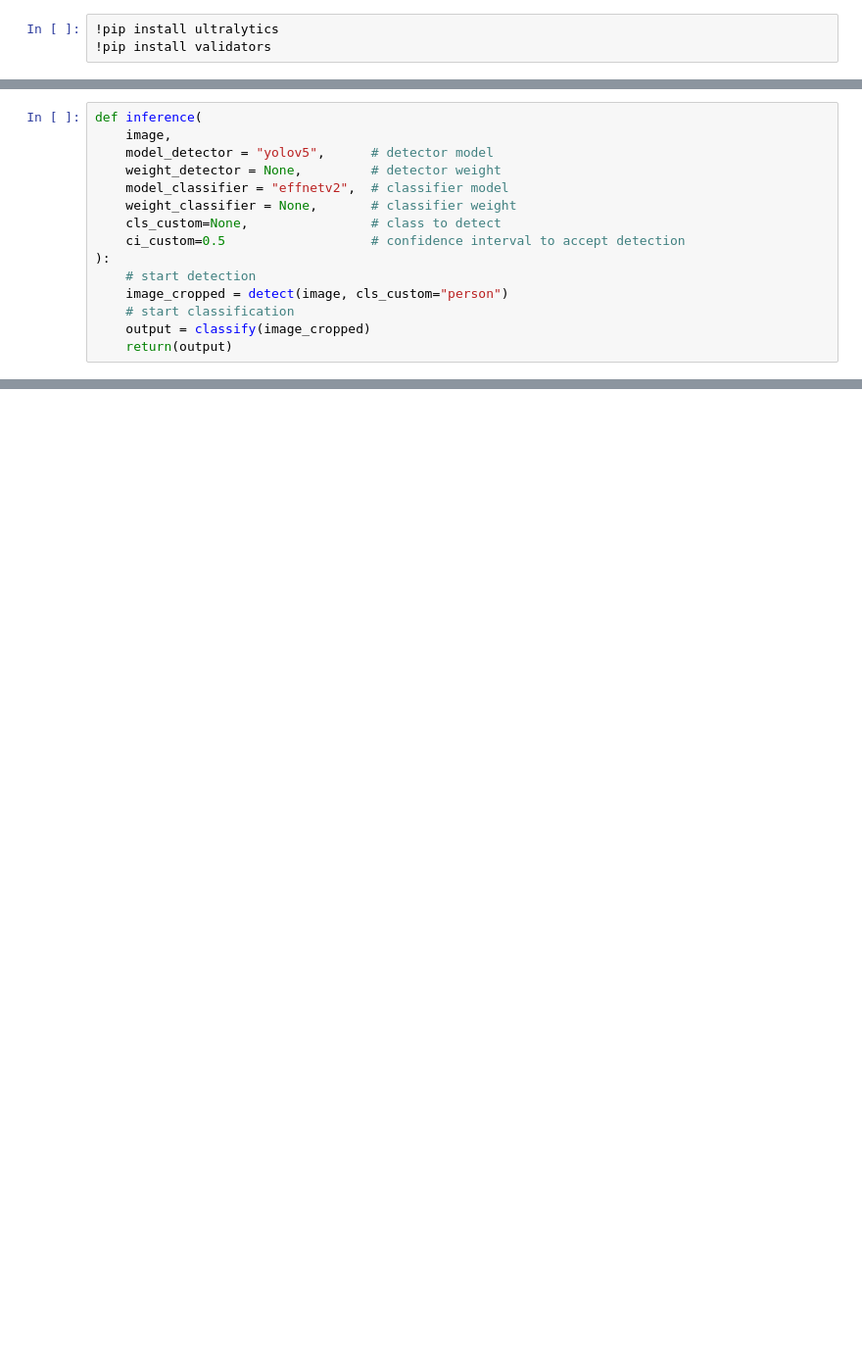
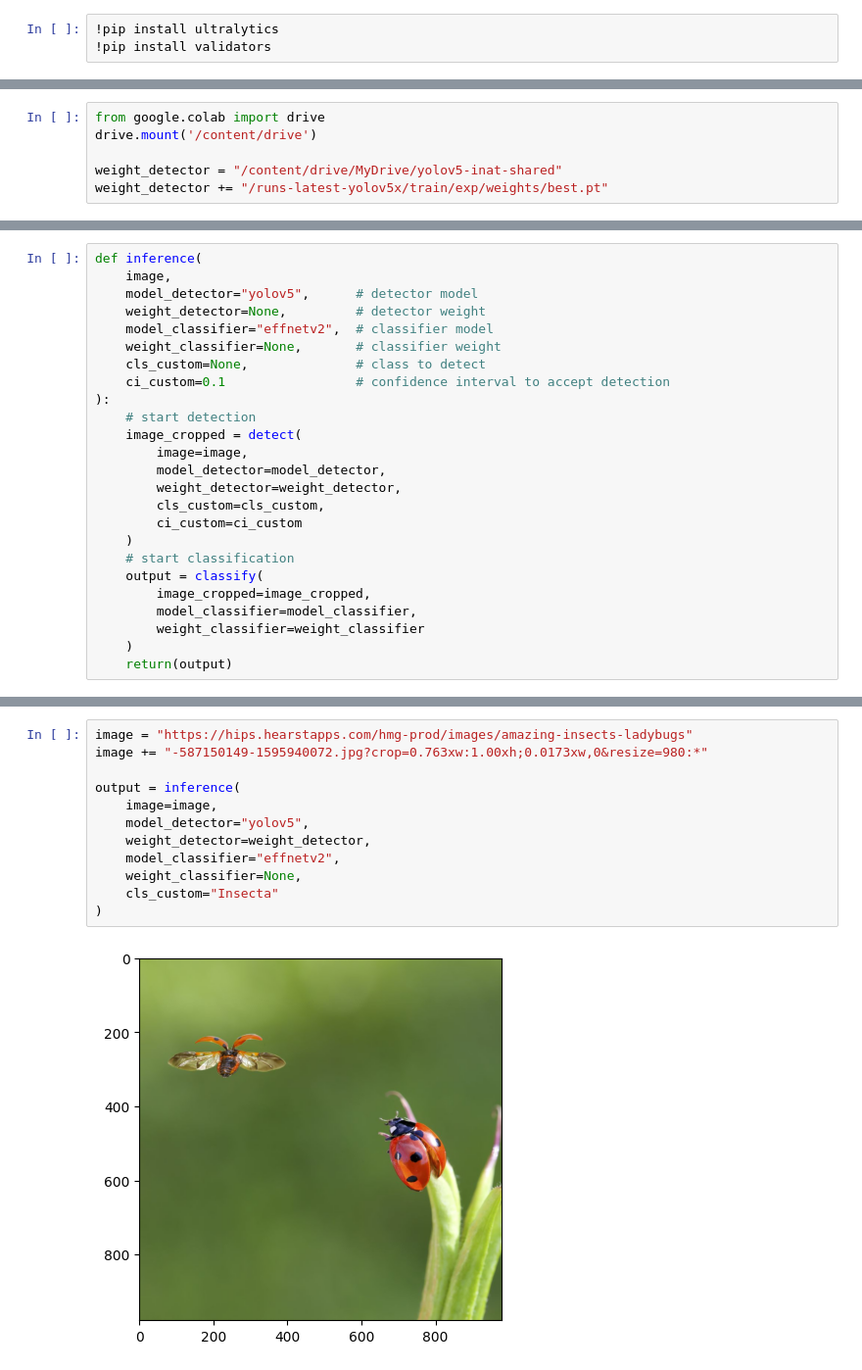
Before and after one commit to ANZCalvinAI/Animal-Detector, a Jupyter notebook: pipeline/inference.ipynb, the cells around one changed output, grey strips where cells are left out. Shown at 98% size. Drawn from its saved outputs; the diff is of its cells as text; blank space fills up the shorter version.

```diff
--- a/pipeline/inference.ipynb
+++ b/pipeline/inference.ipynb
@@ -13 +13,7 @@ from torchvision import transforms
 import matplotlib.pyplot as plt
+# %%
+from google.colab import drive
+drive.mount('/content/drive')
+
+weight_detector = "/content/drive/MyDrive/yolov5-inat-shared"
+weight_detector += "/runs-latest-yolov5x/train/exp/weights/best.pt"
@@ -167,15 +203,25 @@ def classify(
 # %%
 def inference(
     image,
-    model_detector = "yolov5",      # detector model
-    weight_detector = None,         # detector weight
-    model_classifier = "effnetv2",  # classifier model
-    weight_classifier = None,       # classifier weight
-    cls_custom=None,                # class to detect
-    ci_custom=0.5                   # confidence interval to accept detection
+    model_detector="yolov5",      # detector model
+    weight_detector=None,         # detector weight
+    model_classifier="effnetv2",  # classifier model
+    weight_classifier=None,       # classifier weight
+    cls_custom=None,              # class to detect
+    ci_custom=0.1                 # confidence interval to accept detection
 ):
     # start detection
-    image_cropped = detect(image, cls_custom="person")
+    image_cropped = detect(
+        image=image,
+        model_detector=model_detector,
+        weight_detector=weight_detector,
+        cls_custom=cls_custom,
+        ci_custom=ci_custom
+    )
     # start classification
-    output = classify(image_cropped)
+    output = classify(
+        image_cropped=image_cropped,
+        model_classifier=model_classifier,
+        weight_classifier=weight_classifier
+    )
     return(output)
@@ -213,0 +228,14 @@ Using cache found in /root/.cache/torch/hub/NVIDIA_DeepLearningExamples_torchhub
+# %%
+image = "https://hips.hearstapps.com/hmg-prod/images/amazing-insects-ladybugs"
+image += "-587150149-1595940072.jpg?crop=0.763xw:1.00xh;0.0173xw,0&resize=980:*"
+
+output = inference(
+    image=image,
+    model_detector="yolov5",
+    weight_detector=weight_detector,
+    model_classifier="effnetv2",
+    weight_classifier=None,
+    cls_custom="Insecta"
+)
+# %% [output]
+[figure, added]
```
Also changed, not shown: parts of 6 cells of this notebook.
